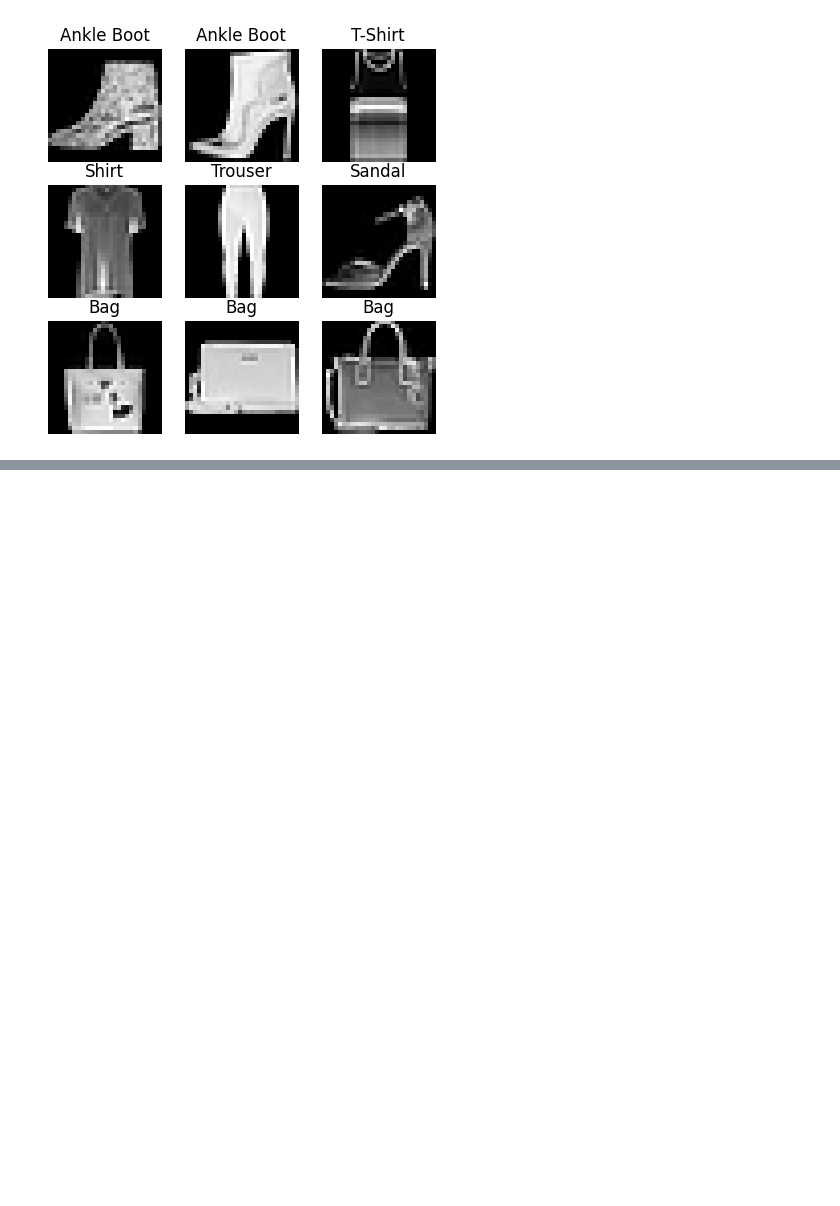
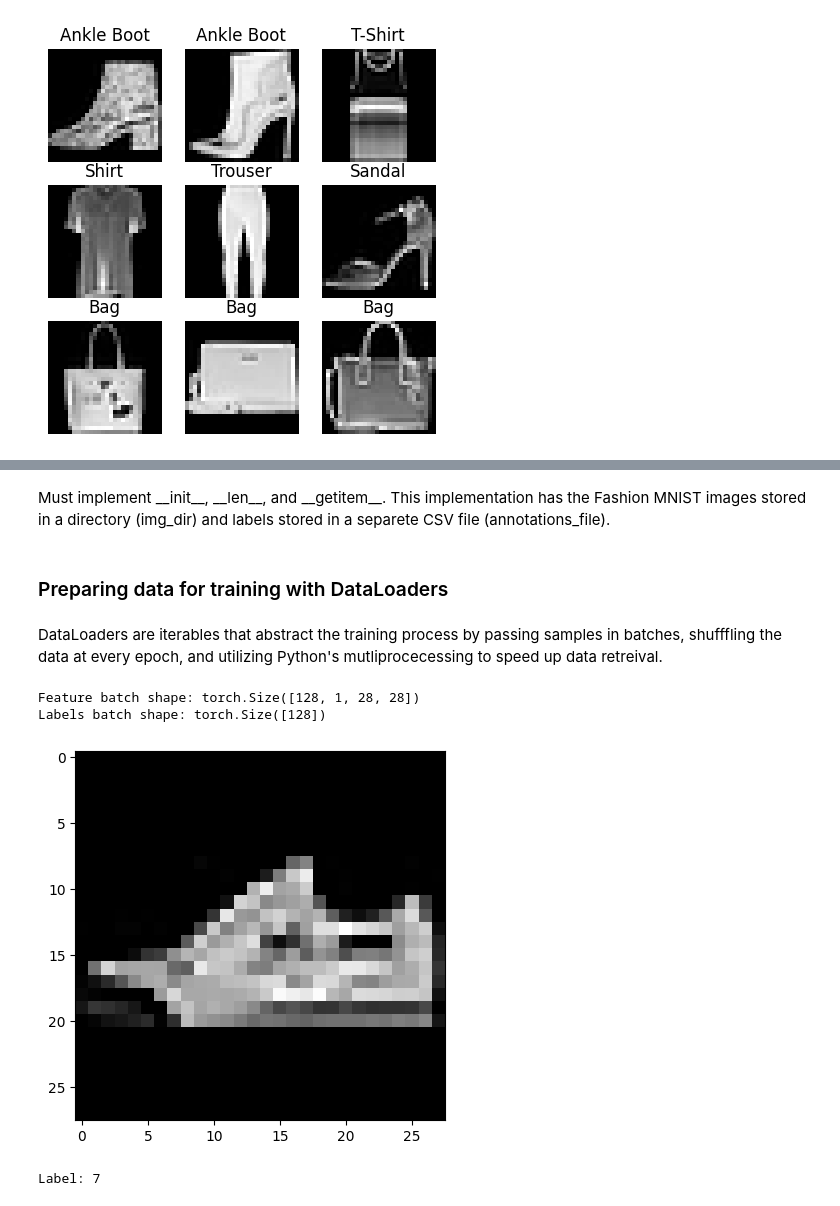
Before and after one commit to Jacob-Frankart/CPS-Senior-Capstone, a Jupyter notebook: learn.ipynb, the cells around one changed output, grey strips where cells are left out. Saved outputs shown, nothing was run; the diff lists cells and outputs as text; code cells hidden in the pictures; blank space fills up the shorter version.

Commit message:
completed datasets and dataloaders learning

```diff
--- a/learn.ipynb
+++ b/learn.ipynb
@@ -200,0 +203,2 @@ plt.show()
+# %% [markdown]
+<p>Must implement __init__, __len__, and __getitem__. This implementation has the Fashion MNIST images stored in a directory (img_dir) and labels stored in a separete CSV file (annotations_file).</p>
@@ -200,0 +237,24 @@ plt.show()
+# %% [markdown]
+<h3>Preparing data for training with DataLoaders</h3>
+# %% [markdown]
+<p>DataLoaders are iterables that abstract the training process by passing samples in batches, shufffling the data at every epoch, and utilizing Python's mutliprocecessing to speed up data retreival.</p>
+# %%
+from torch.utils.data import DataLoader
+
+train_dataloader = DataLoader(training_data, batch_size=128, shuffle=True)
+test_dataloader = DataLoader(test_data, batch_size=128, shuffle=True)
+# %%
+# Display image and label.
+train_features, train_labels = next(iter(train_dataloader))
+print(f"Feature batch shape: {train_features.size()}")
+print(f"Labels batch shape: {train_labels.size()}")
+img = train_features[0].squeeze()
+label = train_labels[0]
+plt.imshow(img, cmap="gray")
+plt.show()
+print(f"Label: {label}")
+# %% [output]
+Feature batch shape: torch.Size([128, 1, 28, 28])
+Labels batch shape: torch.Size([128])
+[figure, added]
+Label: 7
```
Also changed, not shown: parts of 2 cells of this notebook.
